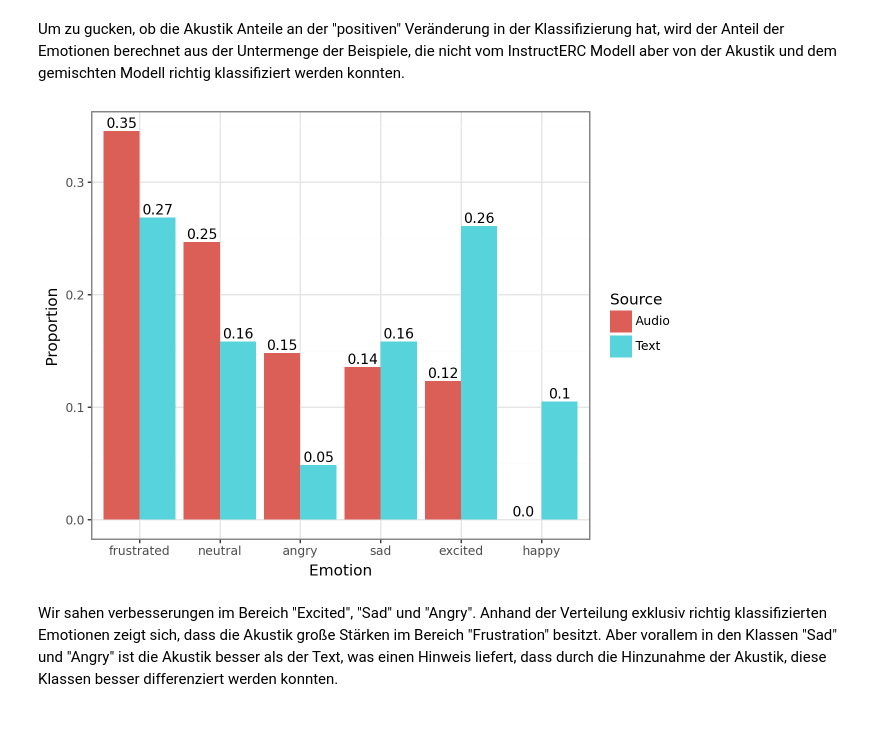
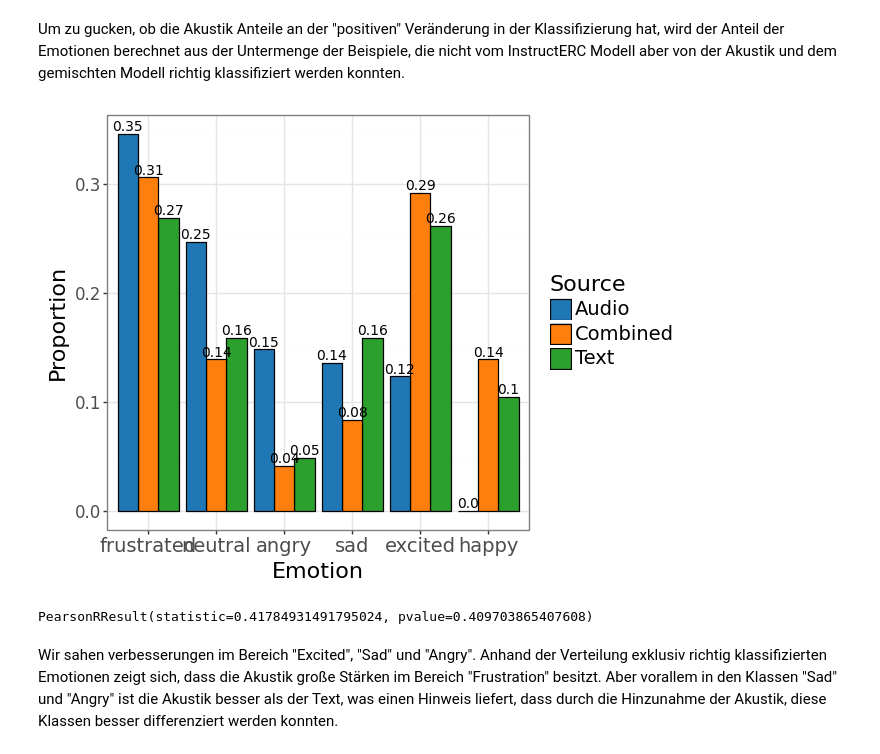
Before and after one commit to HenFo/Masterarbeit, a Jupyter notebook: analysis/mm_models/fusion_iemocap.ipynb, the cells around one changed output. Drawn from its saved outputs; the diff is of its cells as text; code cells hidden in the pictures; blank space fills up the shorter version.

Commit message:
update fusion analysis

```diff
--- a/analysis/mm_models/fusion_iemocap.ipynb
+++ b/analysis/mm_models/fusion_iemocap.ipynb
@@ -40,14 +39,16 @@ DATASET = "IEMOCAP"
 def get_result_dataframe(dataset: str) -> pd.DataFrame:
     normal_path = os.path.join(BASE_PATH, dataset, "preds_test.json")
     audio_path = os.path.join(BASE_PATH, dataset, "preds_test_no_text.json")
+    text_path = os.path.join(BASE_PATH, dataset, "preds_test_no_audio.json")
 
     normal_df = utils.build_result_dataframe(normal_path)
     audio_df = utils.build_result_dataframe(audio_path)
+    text_df = utils.build_result_dataframe(text_path)
     ierc_df = utils.get_instructerc_results(INSTRUCTERC_BASE_PATH, dataset)
 
-    assert len(normal_df) == len(audio_df) == len(ierc_df)
+    assert len(normal_df) == len(audio_df) == len(ierc_df) == len(text_df)
 
-    results = utils.merge_result_dataframes([normal_df, audio_df, ierc_df], ["normal", "audio", "ierc"])
+    results = utils.merge_result_dataframes([normal_df, audio_df, ierc_df, text_df], ["normal", "audio", "ierc", "text"])
     results = utils.extract_dialogue_information(results)
 
     return results
@@ -311,65 +327,104 @@ Um zu gucken, ob die Akustik Anteile an der "positiven" Veränderung in der Klas
 # %%
 from plotnine import (
     aes,
+    element_text,
     geom_col,
+    geom_text,
     ggplot,
     labs,
+    position_dodge,
+    scale_fill_manual,
+    theme,
     theme_bw,
     xlab,
     ylab,
-    geom_text,
-    position_dodge,
+    scale_fill_brewer
 )
 
 correct_by_model_and_audio_but_not_text = df[
-    (combined_model)
-    & (not_text_only_model)
-    & (audio_only_model)
+    (combined_model) & (not_text_only_model) & (audio_only_model)
 ]
 
 correct_by_model_and_text_but_not_audio = df[
     combined_model & not_audio_only_model & text_only_model
 ]
 
+correct_by_model_only = df[
+    (combined_model) & (not_audio_only_model) & (not_text_only_model)
+]
+
 
 proportions = correct_by_model_and_audio_but_not_text.value_counts(
     "target", normalize=True
 ).to_frame(name="Audio")
-proportions = proportions.merge(
-    correct_by_model_and_text_but_not_audio.value_counts("target", normalize=True).to_frame(
-        name="Text"
-    ),
-    how="outer",
-    on="target",
-).reset_index()
+proportions = (
+    proportions.merge(
+        correct_by_model_and_text_but_not_audio.value_counts(
+            "target", normalize=True
+        ).to_frame(name="Text"),
+        how="outer",
+        on="target",
+    )
+    .merge(
+        correct_by_model_only.value_counts("target", normalize=True).to_frame(
+            name="Combined"
+        ),
+        how="outer",
+        on="target",
+    )
+    .reset_index()
+)
 proportions = proportions.melt(
     id_vars="target",
-    value_vars=["Audio", "Text"],
+    value_vars=["Audio", "Text", "Combined"],
     var_name="source",
     value_name="proportion",
 )
 
 proportions["proportion"] = proportions["proportion"].fillna(0.0)
-proportions["target"] = pd.Categorical(proportions["target"], categories=proportions[proportions["source"] == "Audio"].sort_values(by="proportion", ascending=False)["target"])
+proportions["target"] = pd.Categorical(
+    proportions["target"],
+    categories=proportions[proportions["source"] == "Audio"].sort_values(
+        by="proportion", ascending=False
+    )["target"],
+)
 
 
-(
+p = (
     ggplot(proportions, aes(x="factor(target)", y="proportion", fill="source"))
-    + geom_col(position="dodge")
+    + geom_col(position="dodge", color="black")
     + geom_text(
         aes(label="round(proportion, 2)"),
         va="bottom",
         position=position_dodge(0.9),
         size=10,
     )
     + ylab("Proportion")
     + xlab("Emotion")
     + labs(fill="Source")
     + theme_bw()
+    + theme(
+        axis_text_x=element_text(size=14),
+        axis_text_y=element_text(size=12),
+        axis_title=element_text(size=16),
+        legend_text=element_text(size=14),
+        legend_title=element_text(size=16),
+    )
+    + scale_fill_manual(values=["#1f77b4", "#ff7f0e", "#2ca02c"])
 )
+
+p.show()
+p.save("images/fusion_iemocap_proportions.png", width=10, height=5)
 # proportions
 # %% [output]
-[figure, old version]
+[figure, new version]
+# %%
+from scipy.stats import pearsonr
+
+# pearsonr(proportions[proportions["source"] == "Combined"]["proportion"], proportions[proportions["source"] == "Text"]["proportion"])
+pearsonr(proportions[proportions["source"] == "Combined"]["proportion"], proportions[proportions["source"] == "Audio"]["proportion"])
+# %% [output]
+PearsonRResult(statistic=0.41784931491795024, pvalue=0.409703865407608)
 # %% [markdown]
 Wir sahen verbesserungen im Bereich "Excited", "Sad" und "Angry". Anhand der Verteilung exklusiv richtig klassifizierten Emotionen zeigt sich, dass die Akustik große Stärken im Bereich "Frustration" besitzt.
 Aber vorallem in den Klassen "Sad" und "Angry" ist die Akustik besser als der Text, was einen Hinweis liefert, dass durch die Hinzunahme der Akustik, diese Klassen besser differenziert werden konnten.
```
Also changed, not shown: parts of 35 cells of this notebook, 9 other files.
